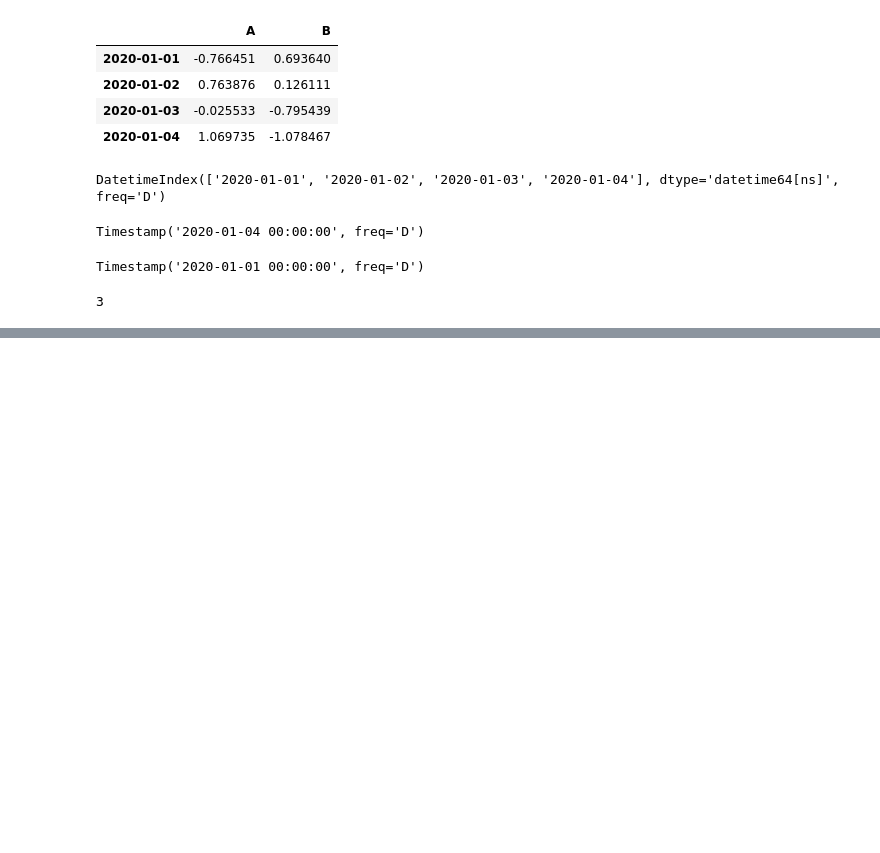
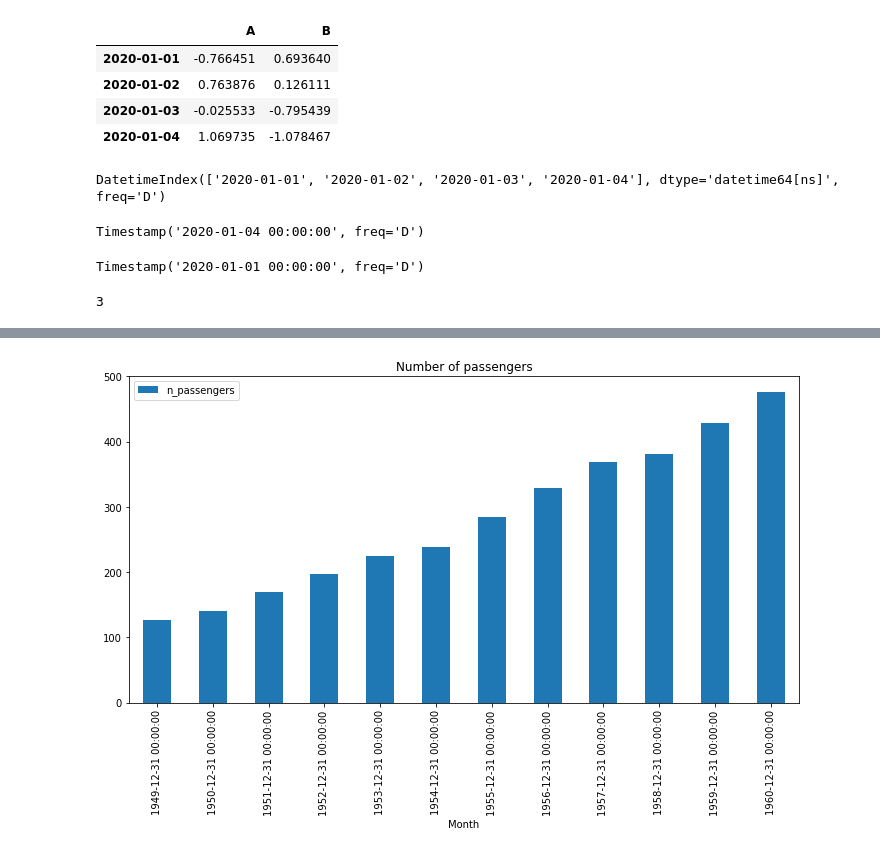
Before and after one commit to mahesh-keswani/ML-DL-FromBasicsToAdvance, a Jupyter notebook: pandas_basics/time_series_data_with_pandas.ipynb, the cells around one changed output, grey strips where cells are left out. Cells and saved outputs as stored; diff of their text form; code cells hidden in the pictures; blank space fills up the shorter version.

Commit message:
addedd resampling on airline passengers dataset, link to documentation for more aliases and resampling plots

```diff
--- a/pandas_basics/time_series_data_with_pandas.ipynb
+++ b/pandas_basics/time_series_data_with_pandas.ipynb
@@ -149,0 +156,2 @@ df.index.argmax()
+# %%
+df = pd.read_csv('AirPassengers.csv', index_col = 'Month', parse_dates = True)
@@ -149,0 +170,3 @@ df.index.argmax()
+# %%
+# changing name of the column, if you want in future
+df.columns = ['n_passengers']
@@ -149,0 +240,7 @@ df.index.argmax()
+# %%
+# after resmapling we can plot the charts with them
+
+title = 'Number of passengers'
+df.resample(rule = 'A').mean().plot.bar(title = title, figsize = (12, 6));
+# %% [output]
+[figure, added]
```
Also changed, not shown: parts of 8 cells of this notebook.
